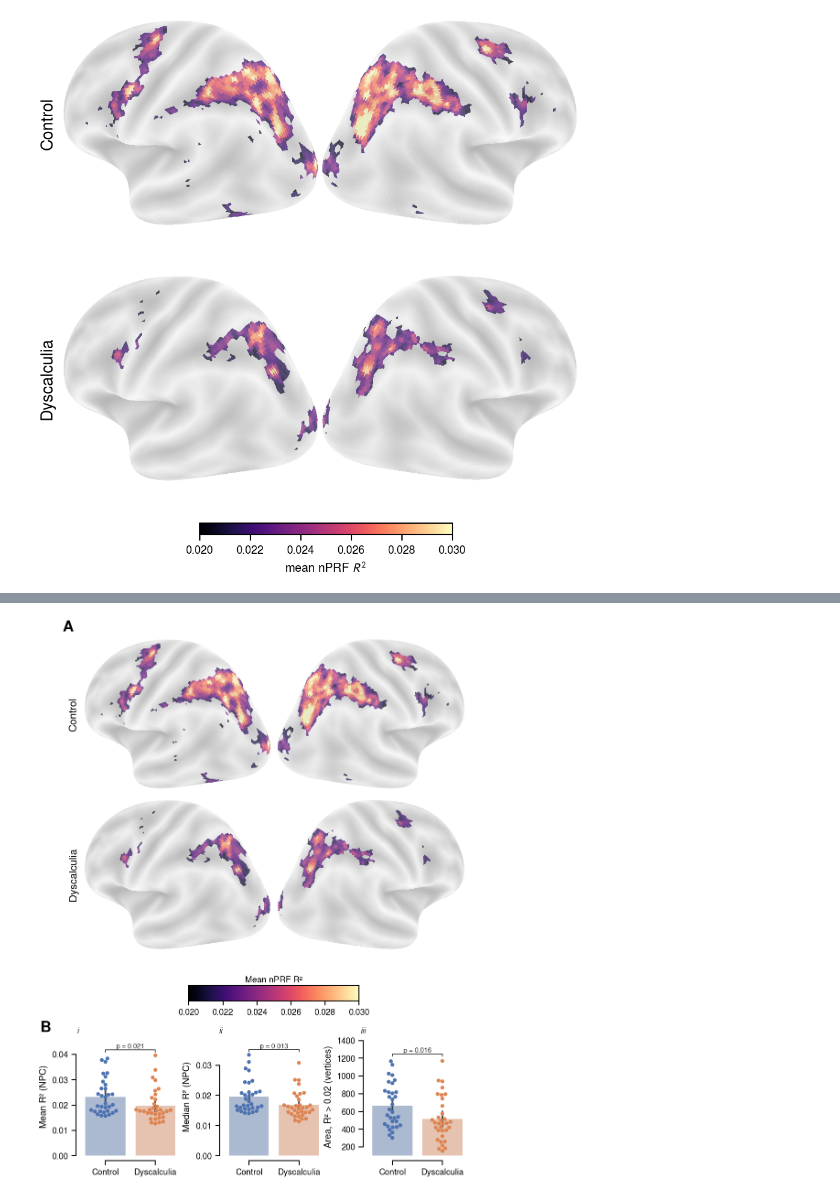
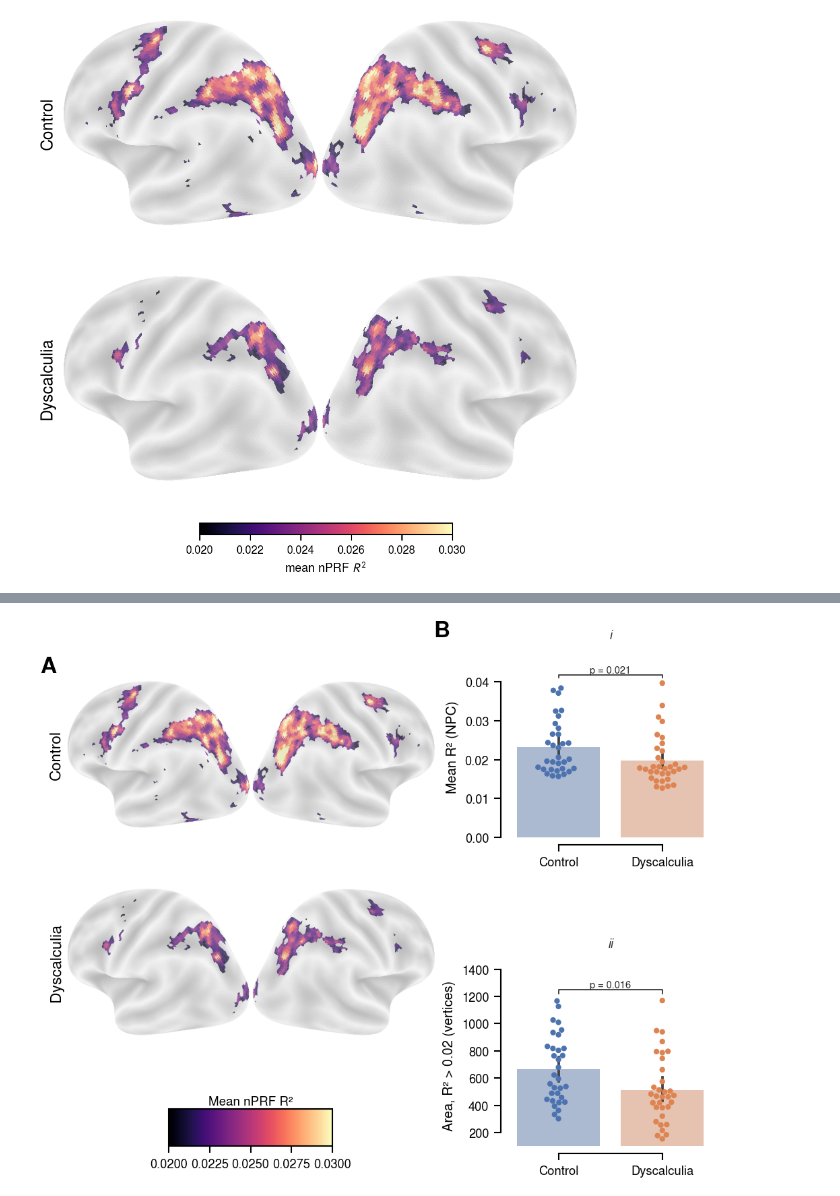
Before and after one commit to mrenke/parietal_patterns, a Jupyter notebook: prep_results/paperDD_neuralFig1.ipynb, the cells around one changed output, grey strips where cells are left out. Cells and saved outputs as stored; diff of their text form; code cells hidden in the pictures.

```diff
--- a/prep_results/paperDD_neuralFig1.ipynb
+++ b/prep_results/paperDD_neuralFig1.ipynb
@@ -154,5 +182,9 @@ area(r2>0.02): t(63) = 2.46, p = 0.016
 # %%
-# Robustness check: three summary measures of nPRF R2 in NPC, Control vs Dyscalculia.
+# Robustness check: summary measures of nPRF R2 in NPC, Control vs Dyscalculia.
+# median_R2 is dropped from the plot (redundant with mean_R2, tracks it almost
+# exactly) -- still reported in the stats/summary table above, just not plotted.
+measures_plot = ['mean_R2', f'area(r2>{r2_area_thres})']
+
 ylabels = {
     'mean_R2': 'Mean R² (NPC)',
     'median_R2': 'Median R² (NPC)',
@@ -165,14 +197,13 @@ for m in measures:
 # from-zero axis wastes space; 100 crops the empty margin without clipping data
 ymins = {'mean_R2': None, 'median_R2': None, f'area(r2>{r2_area_thres})': 100}
 
-fig, axes = plt.subplots(1, 3, figsize=(7.25, 2.6), constrained_layout=True)
+fig, axes = plt.subplots(1, 2, figsize=(5, 2.6), constrained_layout=True)
 
-for ax, m in zip(axes, measures):
+for ax, m in zip(axes, measures_plot):
     stat, stats_term = stats_by_measure[m]
     plot_group_comparison_panel(ax, df_plot, m, ylabels[m], stat, ymin=ymins[m])
 
 sns.despine(fig=fig, offset=5, trim=True)
-fig.savefig(op.join(plot_folder, 'ch3_nPRF_R2_group_comparison_measures.pdf'))
-fig.savefig(op.join(plot_folder, 'ch3_nPRF_R2_group_comparison_measures.svg'))
+fig.savefig(op.join(plot_folder, 'nPRF_R2_group_comparison_measures.pdf'))
 plt.show()
 # %% [output]
@@ -180,55 +211,66 @@ plt.show()
 # %%
-# Combined figure: (A) group-mean nPRF R2 on the NPC surface, (B.i-iii) the three
-# robustness-check measures. Journal double-column width (7.25").
+# Combined figure: (A) group-mean nPRF R2 on the NPC surface, (B.i-ii) the two
+# robustness-check measures (median_R2 dropped -- redundant with mean_R2), stacked
+# vertically to the right of A. Spans the full width of a DIN A4 page (8.27in, per
+# Gilles' scientific-figures skill -- see prep_results/CLAUDE.md). A gets most of the
+# width so the surfaces render large; B only needs to be wide enough for the bars,
+# labels and bracket text to stay readable.
 from matplotlib.gridspec import GridSpec
+from matplotlib.transforms import Bbox
 
-fig = plt.figure(figsize=(7.25, 9.8))
-# rows: (A) surfaces | gap A->B | colorbar | gap cbar->bars | (B) bars
-gs = GridSpec(5, 1, height_ratios=[6.1, 0.55, 0.3, 0.6, 2.3], hspace=0.03, figure=fig)
+measures_plot = ['mean_R2', f'area(r2>{r2_area_thres})']
 
-# --- (A) surfaces, 2 (group) x 2 (hemi) ---
-gs_top = gs[0].subgridspec(2, 2, wspace=0.0, hspace=0.05)
+fig = plt.figure(figsize=(8.27, 6.3))
+outer_gs = GridSpec(1, 2, width_ratios=[1.8, 1], wspace=0.25, figure=fig)
+
+# --- (A) surfaces, 2 (group) x 2 (hemi), + colorbar underneath ---
+left_gs = outer_gs[0].subgridspec(3, 1, height_ratios=[6.0, 0.35, 0.55], hspace=0.08)
+
+gs_top = left_gs[0].subgridspec(2, 2, wspace=0.0, hspace=0.05)
 axes_top = [[fig.add_subplot(gs_top[i, j]) for j in range(2)] for i in range(2)]
 
 for i_row, (label, _) in enumerate(row_specs):
     for i_col, (hemi_, *_) in enumerate(col_specs):
         ax = axes_top[i_row][i_col]
         ax.imshow(panel_imgs[(label, hemi_)])
         ax.axis('off')
     axes_top[i_row][0].text(-0.05, 0.5, label, transform=axes_top[i_row][0].transAxes,
                              rotation=90, va='center', ha='center', fontsize=11)
 
 add_panel_letter(axes_top[0][0], 'A', dx=-0.05, dy=1.02, fontsize=16)
-# gs[1] is left empty: extra breathing room between panel A and panel B.
+# left_gs[1] is left empty: breathing room between panel A and the colorbar.
 
-gs_cbar = gs[2].subgridspec(1, 3, width_ratios=[1, 2, 1])
+gs_cbar = left_gs[2].subgridspec(1, 3, width_ratios=[1, 2, 1])
 cbar_ax = fig.add_subplot(gs_cbar[0, 1])
 sm = plt.cm.ScalarMappable(cmap=cmap, norm=plt.Normalize(vmin=vmin, vmax=vmax))
 fig.colorbar(sm, cax=cbar_ax, orientation='horizontal')
-cbar_ax.set_title('Mean nPRF R²', fontsize=9, pad=3)  # title, not xlabel: keeps it above the
-                                                        # bar, clear of the row below
-# gs[3] is left empty: spacer so the colorbar's tick labels never collide with
-# panel B's sub-panel labels / stat brackets.
+cbar_ax.set_title('Mean nPRF R²', fontsize=9, pad=3)
 
-# --- (B.i-iii) robustness-check measures ---
-gs_bottom = gs[4].subgridspec(1, 3, wspace=0.45)
-axes_bottom = [fig.add_subplot(gs_bottom[0, k]) for k in range(3)]
+# --- (B.i-ii) robustness-check measures, stacked vertically next to A ---
+right_gs = outer_gs[1].subgridspec(2, 1, hspace=0.7)
+axes_right = [fig.add_subplot(right_gs[k, 0]) for k in range(2)]
 
 # zoomed y-axis for the area measure only: its min (154) is far from 0, so a
 # from-zero axis wastes space; 100 crops the empty margin without clipping data
-ymins = {'mean_R2': None, 'median_R2': None, f'area(r2>{r2_area_thres})': 100}
+ymins = {'mean_R2': None, f'area(r2>{r2_area_thres})': 100}
 
-for k, (ax, m) in enumerate(zip(axes_bottom, measures)):
+for k, (ax, m) in enumerate(zip(axes_right, measures_plot)):
     stat, stats_term = stats_by_measure[m]
     plot_group_comparison_panel(ax, df_plot, m, ylabels[m], stat, ymin=ymins[m])
-    add_subpanel_label(ax, ['i', 'ii', 'iii'][k], dx=-0.02, dy=1.02)
+    add_subpanel_label(ax, ['i', 'ii'][k], dy=1.08)
     sns.despine(ax=ax, offset=5, trim=True)
 
-# 'B' sits further out than the leftmost panel's 'i' sub-label so the two don't overlap
-add_panel_letter(axes_bottom[0], 'B', dx=-0.3, dy=1.02, fontsize=16)
+# 'B' sits further out than the topmost panel's 'i' sub-label so the two don't overlap
+add_panel_letter(axes_right[0], 'B', dx=-0.28, dy=1.08, fontsize=16)
 
-fig.savefig(op.join(plot_folder, 'ch3_nPRF_R2_combined_fig1.pdf'))
-fig.savefig(op.join(plot_folder, 'ch3_nPRF_R2_combined_fig1.svg'))
+# Force the exact figsize as the saved page: the house 'tight' bbox default
+# (plotting.py) auto-crops to content, which would shrink the page below the
+# 8.27in DIN A4 width this figsize was chosen for. Passing bbox_inches=None here
+# does NOT opt out of 'tight' -- matplotlib treats an explicit None the same as
+# not passing it and falls back to rcParams['savefig.bbox']. An explicit Bbox
+# is the only way to override it.
+fig.savefig(op.join(plot_folder, 'nPRF_R2_combined_fig1.pdf'),
+            bbox_inches=Bbox.from_bounds(0, 0, *fig.get_size_inches()))
 plt.show()
 # %% [output]
-[figure, old version]
+[figure, new version]
```
Also changed, not shown: parts of 15 cells of this notebook, 3 other files.
